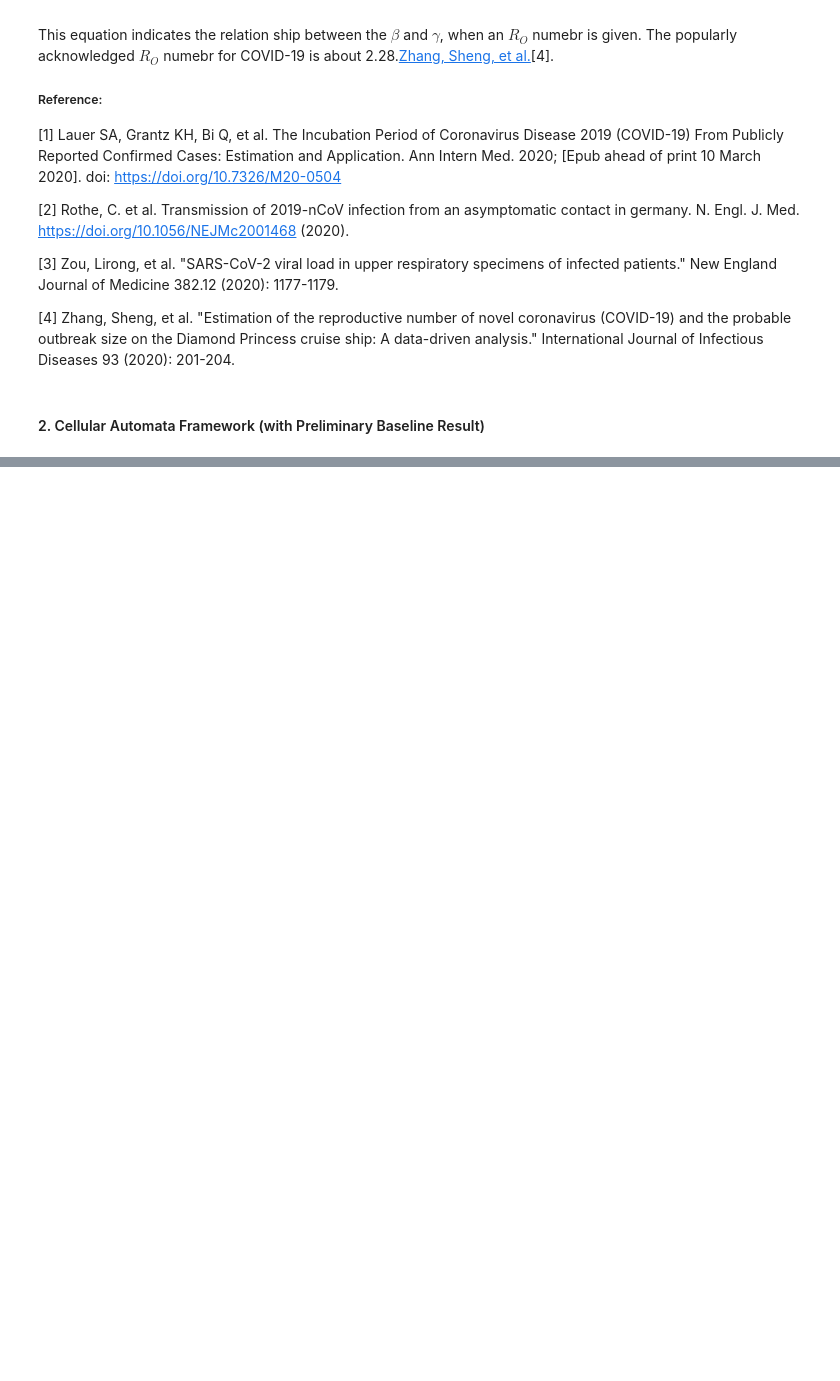
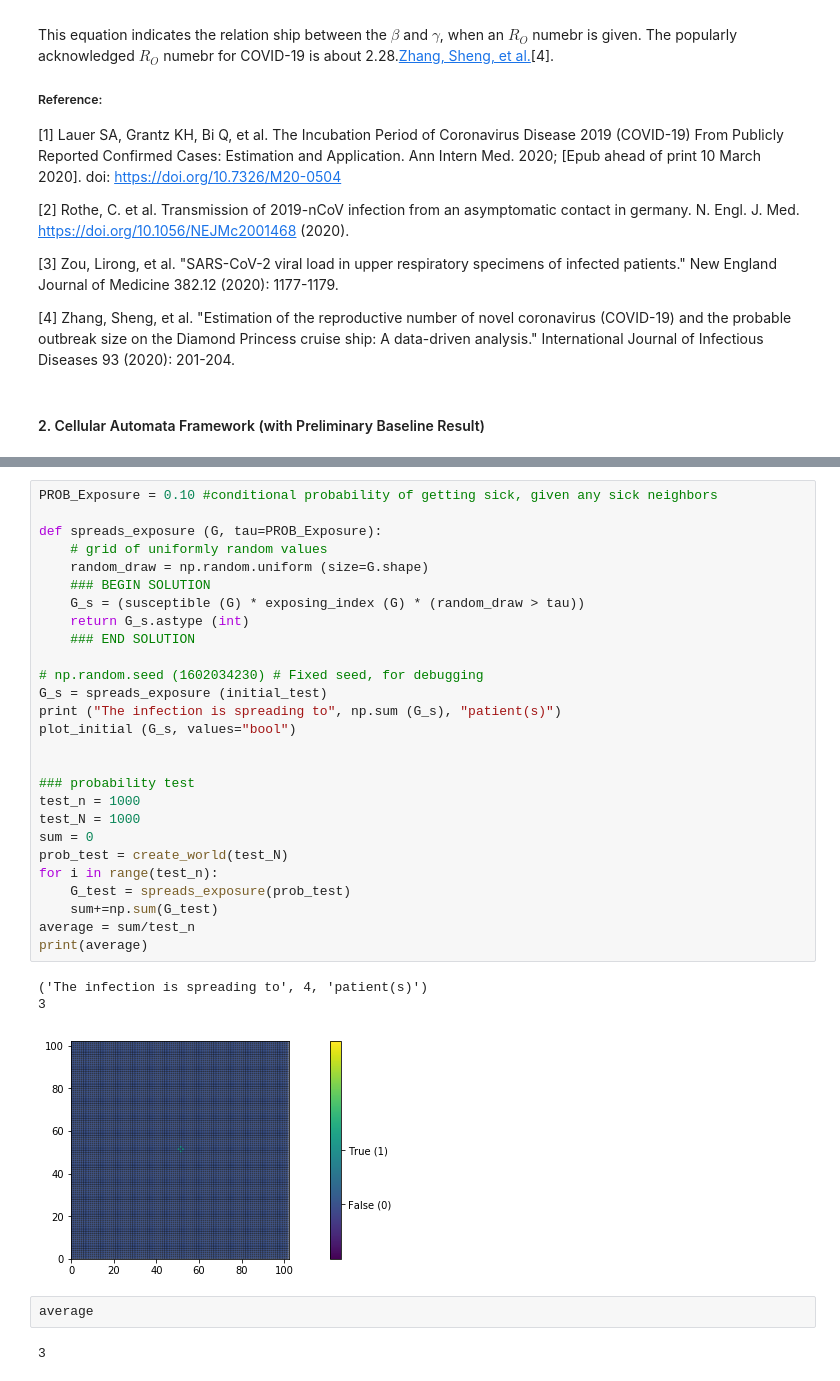
Before and after one commit to MUYANGGUO/COVID19-Simulation, a Jupyter notebook: Models_Notebooks/part0--ca.ipynb, the cells around one changed output, grey strips where cells are left out. Cells and saved outputs as stored; diff of their text form; blank space fills up the shorter version.

```diff
--- a/Models_Notebooks/part0--ca.ipynb
+++ b/Models_Notebooks/part0--ca.ipynb
@@ -231,0 +302,35 @@ print ("\n(Passed.)")
+# %%
+PROB_Exposure = 0.10 #conditional probability of getting sick, given any sick neighbors
+
+def spreads_exposure (G, tau=PROB_Exposure):
+    # grid of uniformly random values
+    random_draw = np.random.uniform (size=G.shape)
+    ### BEGIN SOLUTION
+    G_s = (susceptible (G) * exposing_index (G) * (random_draw > tau))
+    return G_s.astype (int)
+    ### END SOLUTION
+
+# np.random.seed (1602034230) # Fixed seed, for debugging
+G_s = spreads_exposure (initial_test)
+print ("The infection is spreading to", np.sum (G_s), "patient(s)")
+plot_initial (G_s, values="bool")
+
+
+### probability test
+test_n = 1000
+test_N = 1000
+sum = 0
+prob_test = create_world(test_N)
+for i in range(test_n):
+    G_test = spreads_exposure(prob_test)
+    sum+=np.sum(G_test)
+average = sum/test_n
+print(average)
+# %% [output]
+('The infection is spreading to', 4, 'patient(s)')
+3
+[figure, added]
+# %%
+average
+# %% [output]
+3
```
Also changed, not shown: parts of 4 cells of this notebook.
